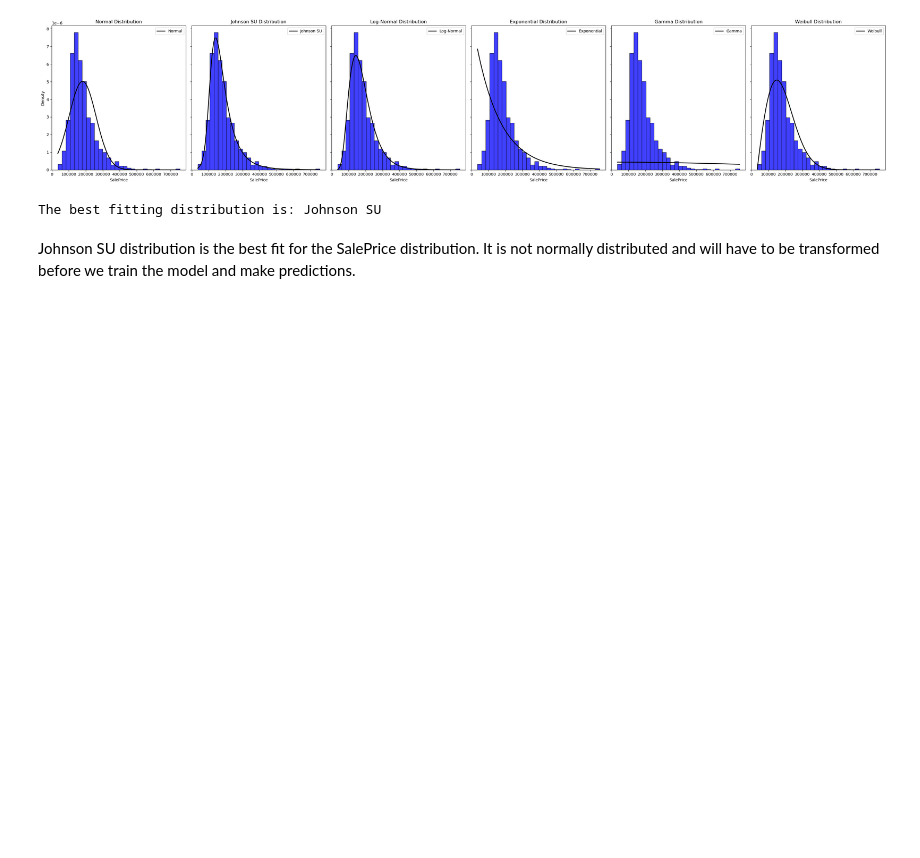
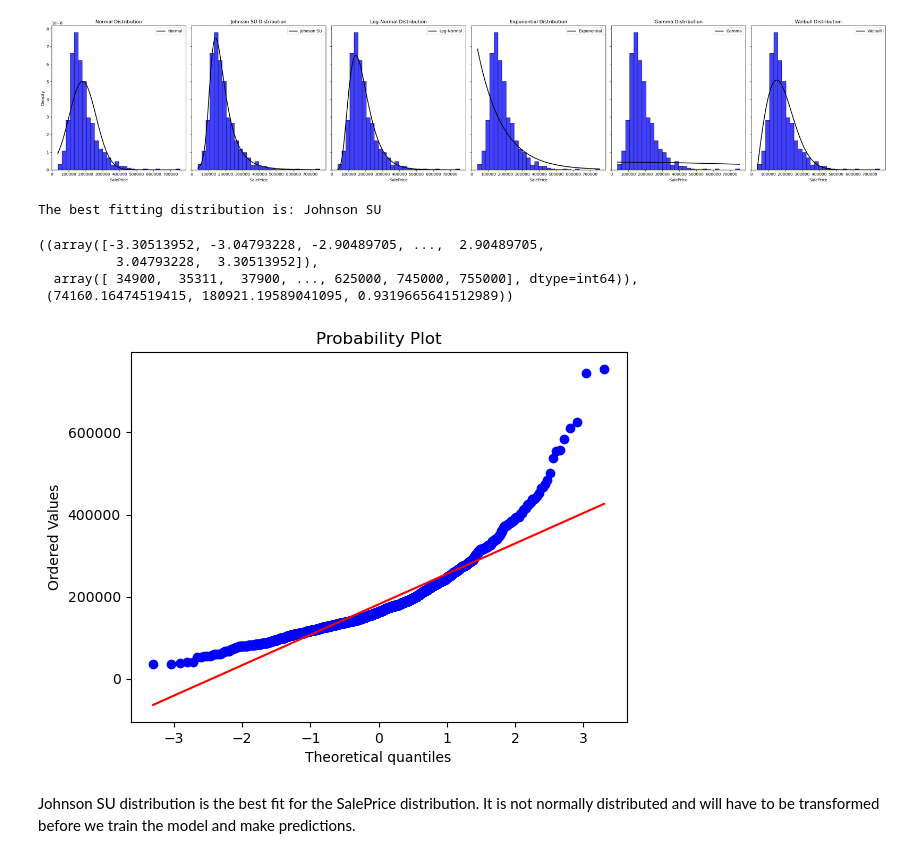
Before and after one commit to nadavgerner/House-Prices-Predictions, a Jupyter notebook: main.ipynb, the cells around one changed output. Cells and saved outputs as stored; diff of their text form; code cells hidden in the pictures; blank space fills up the shorter version.

```diff
--- a/main.ipynb
+++ b/main.ipynb
@@ -87,6 +113,14 @@ print(f'The best fitting distribution is: {best_fit}')
 # %% [output]
 [figure]
 The best fitting distribution is: Johnson SU
+# %%
+stats.probplot(train['SalePrice'], plot=plt)
+# %% [output]
+((array([-3.30513952, -3.04793228, -2.90489705, ...,  2.90489705,
+          3.04793228,  3.30513952]),
+  array([ 34900,  35311,  37900, ..., 625000, 745000, 755000], dtype=int64)),
+ (74160.16474519415, 180921.19589041095, 0.9319665641512989))
+[figure, added]
 # %% [markdown]
 Johnson SU distribution is the best fit for the SalePrice distribution. It is not normally distributed and will have to be transformed before we train the model and make predictions.
 # %%
```
Also changed, not shown: parts of 52 cells of this notebook, 1 other file.
